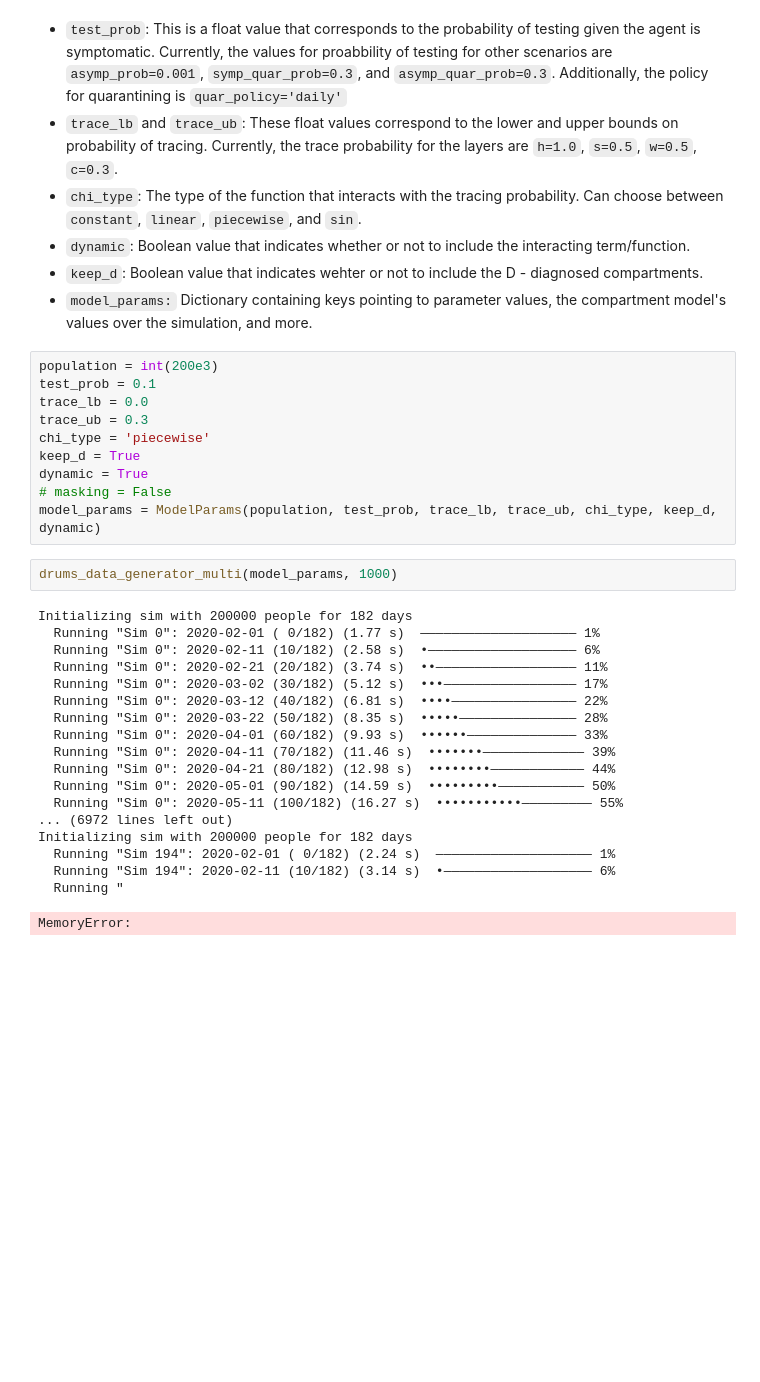
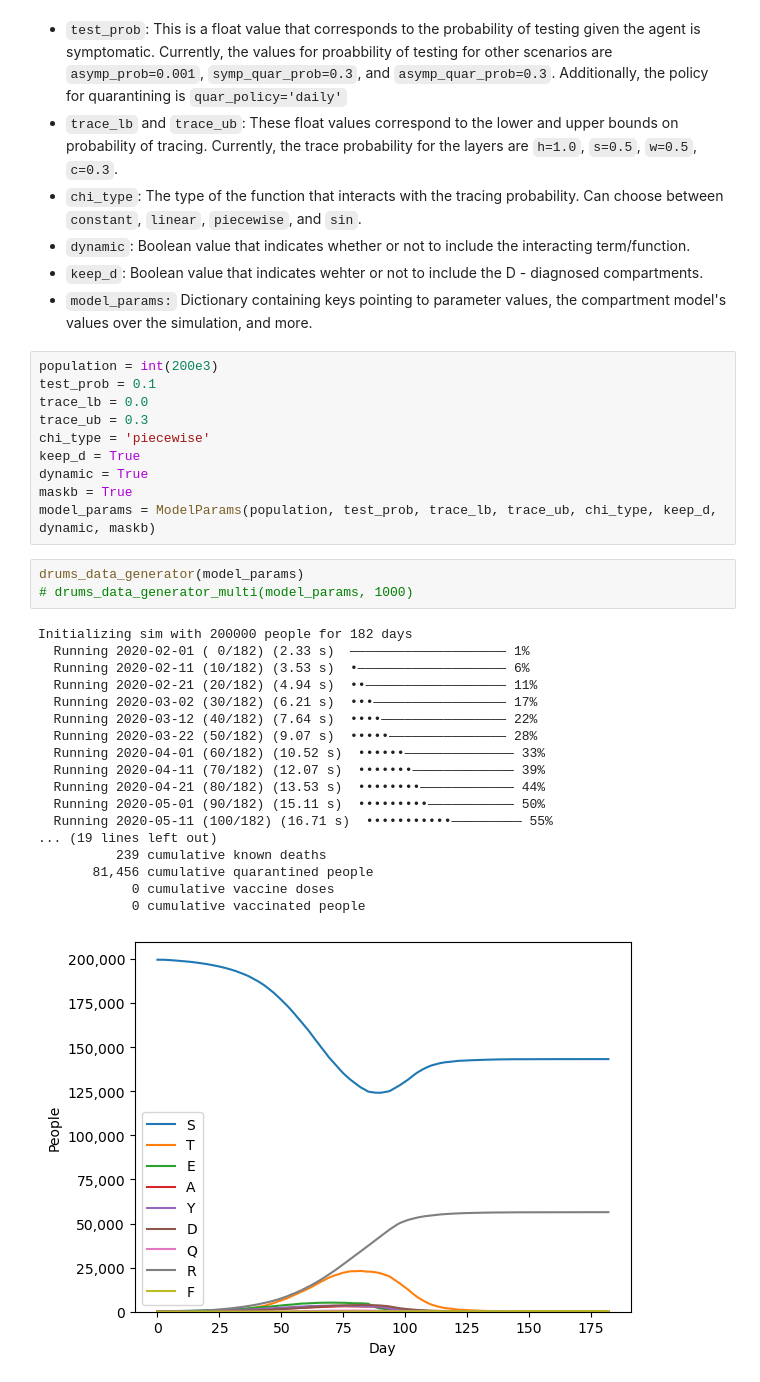
Before and after one commit to abarton51/BINNs_EQL_Covasim, a Jupyter notebook: Notebooks/DRUMS_data_gen.ipynb, the cells around one changed output. Cells and saved outputs as stored; diff of their text form; blank space fills up the shorter version.

```diff
--- a/Notebooks/DRUMS_data_gen.ipynb
+++ b/Notebooks/DRUMS_data_gen.ipynb
@@ -27,26 +27,27 @@ trace_ub = 0.3
 chi_type = 'piecewise'
 keep_d = True
 dynamic = True
-# masking = False
-model_params = ModelParams(population, test_prob, trace_lb, trace_ub, chi_type, keep_d, dynamic)
+maskb = True
+model_params = ModelParams(population, test_prob, trace_lb, trace_ub, chi_type, keep_d, dynamic, maskb)
 # %%
-drums_data_generator_multi(model_params, 1000)
+drums_data_generator(model_params)
+# drums_data_generator_multi(model_params, 1000)
 # %% [output]
 Initializing sim with 200000 people for 182 days
-  Running "Sim 0": 2020-02-01 ( 0/182) (1.77 s)  ———————————————————— 1%
-  Running "Sim 0": 2020-02-11 (10/182) (2.58 s)  •——————————————————— 6%
-  Running "Sim 0": 2020-02-21 (20/182) (3.74 s)  ••—————————————————— 11%
-  Running "Sim 0": 2020-03-02 (30/182) (5.12 s)  •••————————————————— 17%
-  Running "Sim 0": 2020-03-12 (40/182) (6.81 s)  ••••———————————————— 22%
-  Running "Sim 0": 2020-03-22 (50/182) (8.35 s)  •••••——————————————— 28%
-  Running "Sim 0": 2020-04-01 (60/182) (9.93 s)  ••••••—————————————— 33%
-  Running "Sim 0": 2020-04-11 (70/182) (11.46 s)  •••••••————————————— 39%
-  Running "Sim 0": 2020-04-21 (80/182) (12.98 s)  ••••••••———————————— 44%
-  Running "Sim 0": 2020-05-01 (90/182) (14.59 s)  •••••••••——————————— 50%
-  Running "Sim 0": 2020-05-11 (100/182) (16.27 s)  •••••••••••————————— 55%
-... (6972 lines left out)
-Initializing sim with 200000 people for 182 days
-  Running "Sim 194": 2020-02-01 ( 0/182) (2.24 s)  ———————————————————— 1%
-  Running "Sim 194": 2020-02-11 (10/182) (3.14 s)  •——————————————————— 6%
-  Running "
+  Running 2020-02-01 ( 0/182) (2.33 s)  ———————————————————— 1%
+  Running 2020-02-11 (10/182) (3.53 s)  •——————————————————— 6%
+  Running 2020-02-21 (20/182) (4.94 s)  ••—————————————————— 11%
+  Running 2020-03-02 (30/182) (6.21 s)  •••————————————————— 17%
+  Running 2020-03-12 (40/182) (7.64 s)  ••••———————————————— 22%
+  Running 2020-03-22 (50/182) (9.07 s)  •••••——————————————— 28%
+  Running 2020-04-01 (60/182) (10.52 s)  ••••••—————————————— 33%
+  Running 2020-04-11 (70/182) (12.07 s)  •••••••————————————— 39%
+  Running 2020-04-21 (80/182) (13.53 s)  ••••••••———————————— 44%
+  Running 2020-05-01 (90/182) (15.11 s)  •••••••••——————————— 50%
+  Running 2020-05-11 (100/182) (16.71 s)  •••••••••••————————— 55%
+... (19 lines left out)
+          239 cumulative known deaths
+       81,456 cumulative quarantined people
+            0 cumulative vaccine doses
+            0 cumulative vaccinated people
-MemoryError:
+[figure, added]
```
Also changed, not shown: parts of 1 cell of this notebook, 19 other files.
